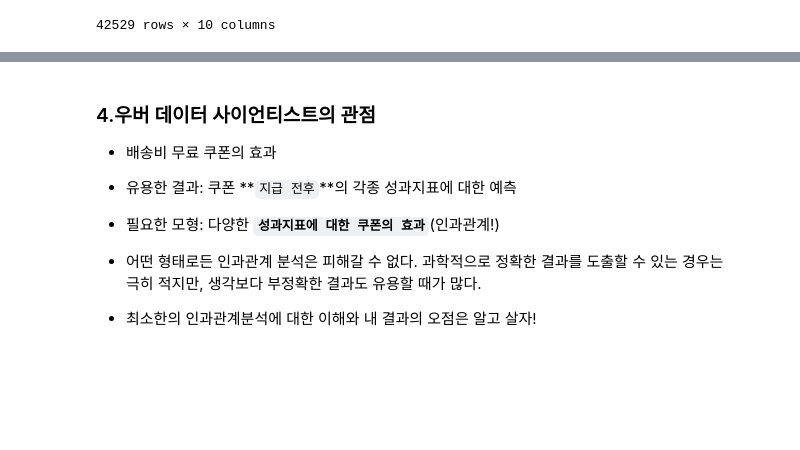
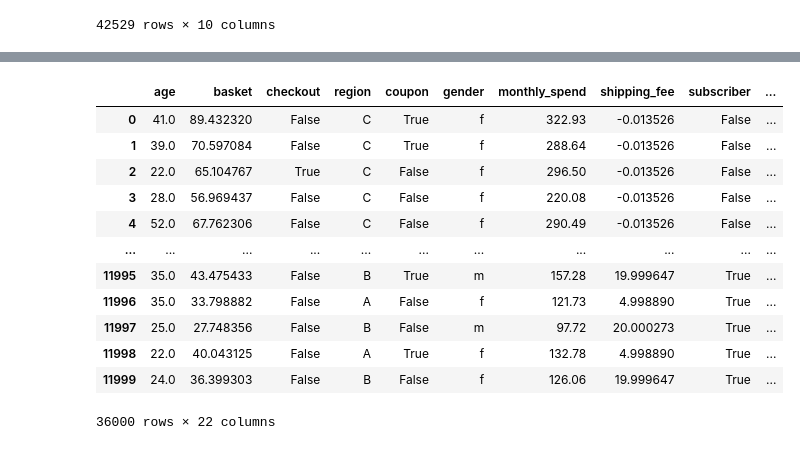
Before and after one commit to ksydata/HanaDTUniv_ToyObject, a Jupyter notebook: HanaDT_ML_shippingFeeCouponEffect.ipynb, the cells around one changed output, grey strips where cells are left out. Drawn from its saved outputs; the diff is of its cells as text; code cells hidden in the pictures; blank space fills up the shorter version.

```diff
--- a/HanaDT_ML_shippingFeeCouponEffect.ipynb
+++ b/HanaDT_ML_shippingFeeCouponEffect.ipynb
@@ -248,7 +256,34 @@ class ExplolatoryDataAnalysis():
             # ATE(쿠폰을 받았을 때 결제추정확률 - 쿠폰을 안받았을때 결제추정확률)
             # / 실제 배송비 쿠폰을 지급하면서 회사에서 지출한 비용(예산)
 
-      return self.data_metrics
+
+  def metricsCouponEffect(self, sort_by_standard: str, TF: bool):
+    n, _  = self.data_metrics.shape
+      # data_metrics 데이터프레임의 행 번호만 n으로 저장하고, 열 번호는 _ 변수로 저장하지 않음
+
+  # 비용이 가장 적은 차순으로 지급하는 배송비 쿠폰의 장바구니 구매 전환율(결제) 예측
+    data_result = (
+        self.data_metrics
+        .sort_values(sort_by_standard, ascending = TF)
+        .reset_index()
+        .assign(
+            sort_by = sort_by_standard,
+            cummulative_spend = lambda data: data.coupon_spend.cumsum(),
+            estimated_increase = lambda data: (
+                data.p_checkout_with_coupon.cumsum() / n
+                - data.p_checkout_no_coupon.cumsum() / n ),
+              # 알고자 하는 것은 구매율의 populated sum
+            estimated_checkout = lambda data: (
+                data.p_checkout_no_coupon.mean() + data.estimated_increase ),
+              # 쿠폰이 지급되지 않은 고객의 결제추정확률의 평균값에 결제금액 증가분을 더할 것
+              # 다시 말해, 쿠폰이 지급되지 않은 고객에게 쿠폰을 지급할수록 증가하는 구매율의 추정치
+            ones = 1,
+            p_coupon = lambda data: data.ones.cumsum() / n )
+              # 1로만 채워진 컬럼 ones를 누적합하여 n(행 개수)으로 나눈 값
+              # 0부터 1까지 몇 퍼센트의 고객에게 배송비 쿠폰을 지급하였는지 시각화하기 위한 p_coupon
+    )
+
+    return data_result
 # %%
 EDA = ExplolatoryDataAnalysis()
 # %%
@@ -343,8 +340,23 @@ data_result = (
-# %% [markdown]
-### 4.우버 데이터 사이언티스트의 관점
-* 배송비 무료 쿠폰의 효과
-* 유용한 결과: 쿠폰 **`지급 전후`**의 각종 성과지표에 대한 예측
-* 필요한 모형: 다양한 **`성과지표에 대한 쿠폰의 효과`**(인과관계!)
-
-* 어떤 형태로든 인과관계 분석은 피해갈 수 없다. 과학적으로 정확한 결과를 도출할 수 있는 경우는 극히 적지만, 생각보다 부정확한 결과도 유용할 때가 많다.
-* 최소한의 인과관계분석에 대한 이해와 내 결과의 오점은 알고 살자!
+# %%
+data_result = pd.concat([
+    EDA.metricsCouponEffect(sort_by_standard = "coupon_spend", TF = True),
+    EDA.metricsCouponEffect(sort_by_standard = "coupon_effect", TF = False),
+    EDA.metricsCouponEffect(sort_by_standard = "effect_per_spend", TF = False)
+])
+data_result.drop(columns = "index", axis = 1, inplace = True)
+# %%
+data_result
+# %% [output]
+|  | age | basket | checkout | region | coupon | gender | monthly_spend | shipping_fee | subscriber | ... |
+| 0 | 41.0 | 89.432320 | False | C | True | f | 322.93 | -0.013526 | False | ... |
+| 1 | 39.0 | 70.597084 | False | C | True | f | 288.64 | -0.013526 | False | ... |
+| 2 | 22.0 | 65.104767 | True | C | False | f | 296.50 | -0.013526 | False | ... |
+| 3 | 28.0 | 56.969437 | False | C | False | f | 220.08 | -0.013526 | False | ... |
+| 4 | 52.0 | 67.762306 | False | C | False | f | 290.49 | -0.013526 | False | ... |
+| ... | ... | ... | ... | ... | ... | ... | ... | ... | ... | ... |
+| 11995 | 35.0 | 43.475433 | False | B | True | m | 157.28 | 19.999647 | True | ... |
+| 11996 | 35.0 | 33.798882 | False | A | False | f | 121.73 | 4.998890 | True | ... |
+| 11997 | 25.0 | 27.748356 | False | B | False | m | 97.72 | 20.000273 | True | ... |
+| 11998 | 22.0 | 40.043125 | False | A | True | f | 132.78 | 4.998890 | True | ... |
+| 11999 | 24.0 | 36.399303 | False | B | False | f | 126.06 | 19.999647 | True | ... |
+36000 rows × 22 columns
```
Also changed, not shown: parts of 7 cells of this notebook.
